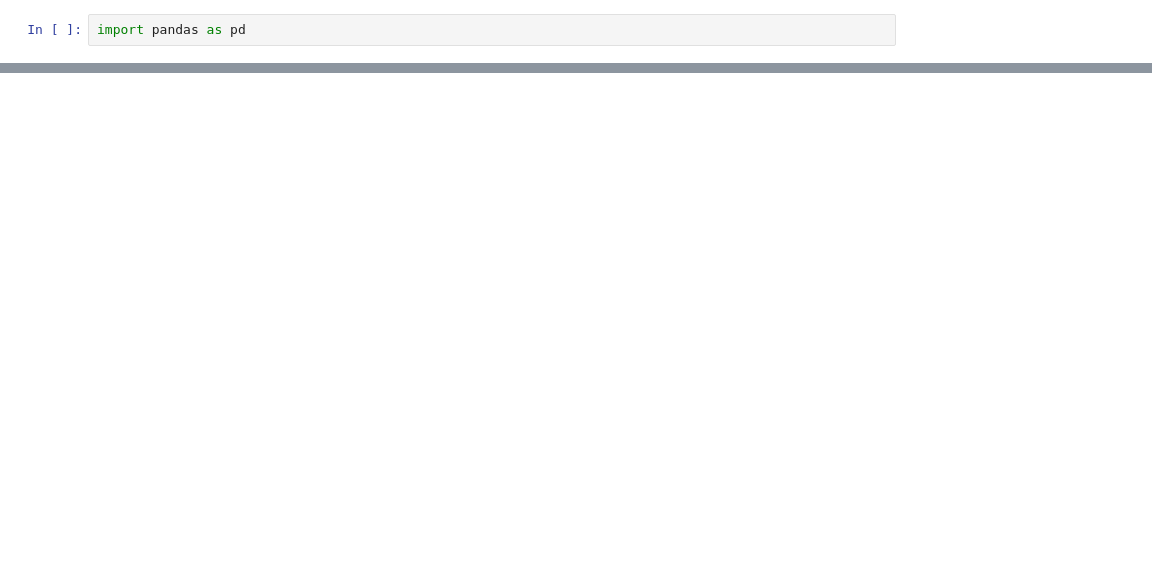
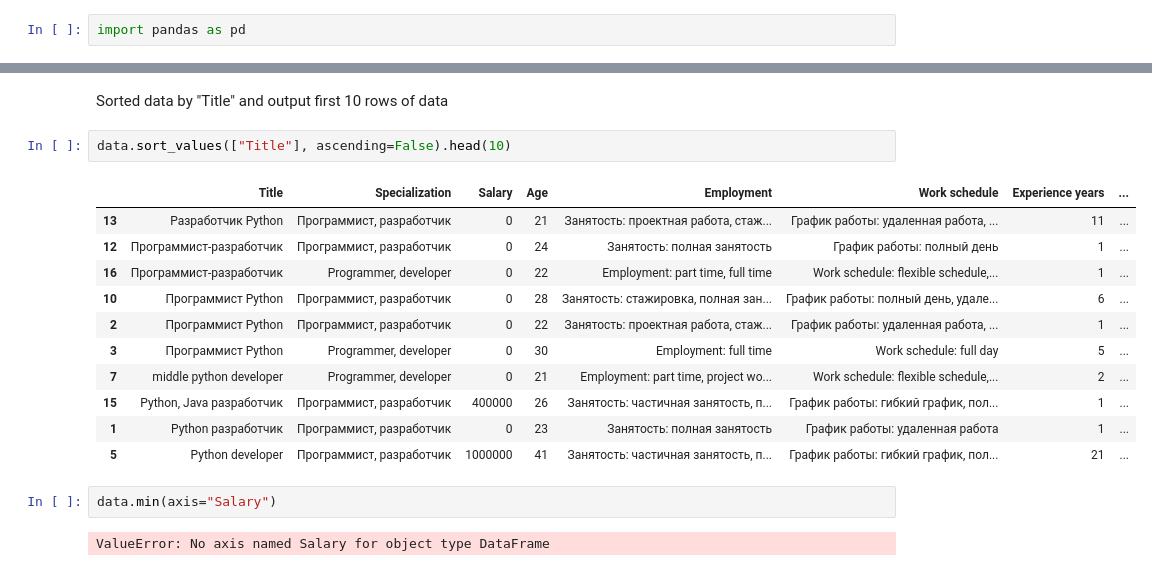
Before and after one commit to ernur768/int2_endterm, a Jupyter notebook: Analysis.ipynb, the cells around one changed output, grey strips where cells are left out. Saved outputs shown, nothing was run; the diff lists cells and outputs as text; blank space fills up the shorter version.

```diff
--- a/Analysis.ipynb
+++ b/Analysis.ipynb
@@ -27,0 +79,20 @@ data.head(5)
+# %% [markdown]
+Sorted data by "Title" and output first 10 rows of data
+# %%
+data.sort_values(["Title"], ascending=False).head(10)
+# %% [output]
+|  | Title | Specialization | Salary | Age | Employment | Work schedule | Experience years | ... |
+| 13 | Разработчик Python | Программист, разработчик | 0 | 21 | Занятость: проектная работа, стаж... | График работы: удаленная работа, ... | 11 | ... |
+| 12 | Программист-разработчик | Программист, разработчик | 0 | 24 | Занятость: полная занятость | График работы: полный день | 1 | ... |
+| 16 | Программист-разработчик | Programmer, developer | 0 | 22 | Employment: part time, full time | Work schedule: flexible schedule,... | 1 | ... |
+| 10 | Программист Python | Программист, разработчик | 0 | 28 | Занятость: стажировка, полная зан... | График работы: полный день, удале... | 6 | ... |
+| 2 | Программист Python | Программист, разработчик | 0 | 22 | Занятость: проектная работа, стаж... | График работы: удаленная работа, ... | 1 | ... |
+| 3 | Программист Python | Programmer, developer | 0 | 30 | Employment: full time | Work schedule: full day | 5 | ... |
+| 7 | middle python developer | Programmer, developer | 0 | 21 | Employment: part time, project wo... | Work schedule: flexible schedule,... | 2 | ... |
+| 15 | Python, Java разработчик | Программист, разработчик | 400000 | 26 | Занятость: частичная занятость, п... | График работы: гибкий график, пол... | 1 | ... |
+| 1 | Python разработчик | Программист, разработчик | 0 | 23 | Занятость: полная занятость | График работы: удаленная работа | 1 | ... |
+| 5 | Python developer | Программист, разработчик | 1000000 | 41 | Занятость: частичная занятость, п... | График работы: гибкий график, пол... | 21 | ... |
+# %%
+data.min(axis="Salary")
+# %% [output]
+ValueError: No axis named Salary for object type DataFrame
```
Also changed, not shown: parts of 12 cells of this notebook, 4 other files.
